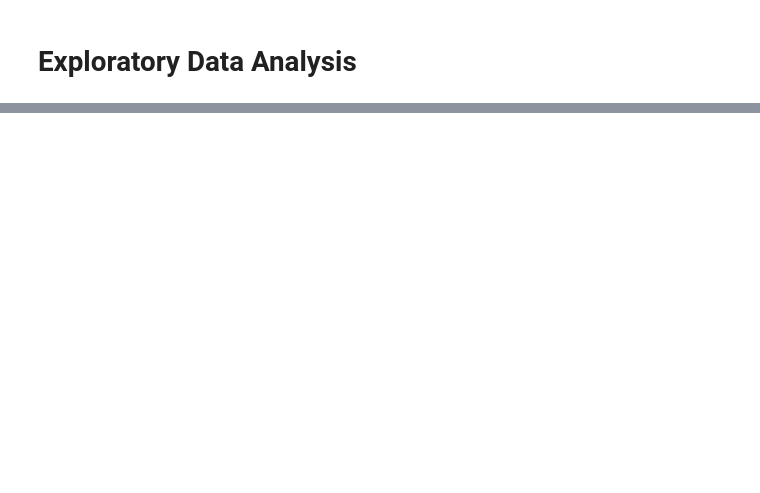
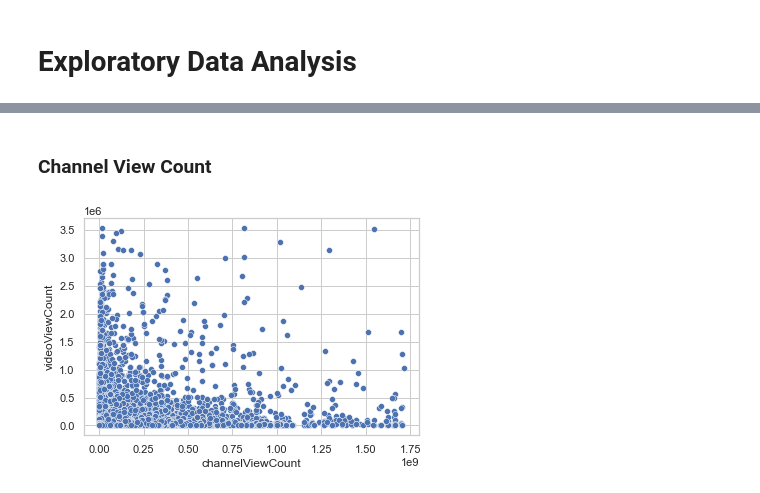
Before and after one commit to JelicaB/YoutubeViewCounts, a Jupyter notebook: YoutubeDataAnalysis.ipynb, the cells around one changed output, grey strips where cells are left out. Saved outputs shown, nothing was run; the diff lists cells and outputs as text; code cells hidden in the pictures; blank space fills up the shorter version.

```diff
--- a/YoutubeDataAnalysis.ipynb
+++ b/YoutubeDataAnalysis.ipynb
@@ -188,0 +231,6 @@ ax = sns.barplot(x="Hour", y="videoViewCount", data=df)
+# %% [markdown]
+### Channel View Count
+# %%
+ax = sns.scatterplot(data=df, x="channelViewCount", y="videoViewCount")
+# %% [output]
+[figure, added]
```
Also changed, not shown: parts of 82 cells of this notebook.
